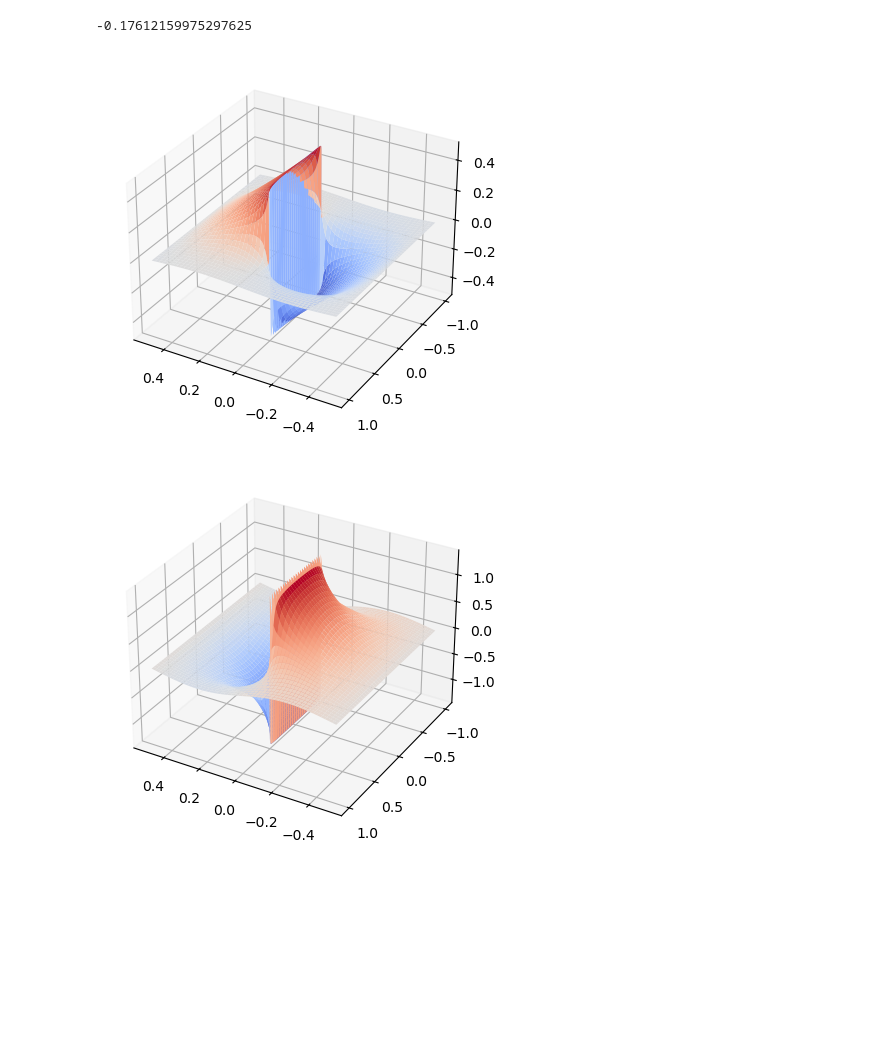
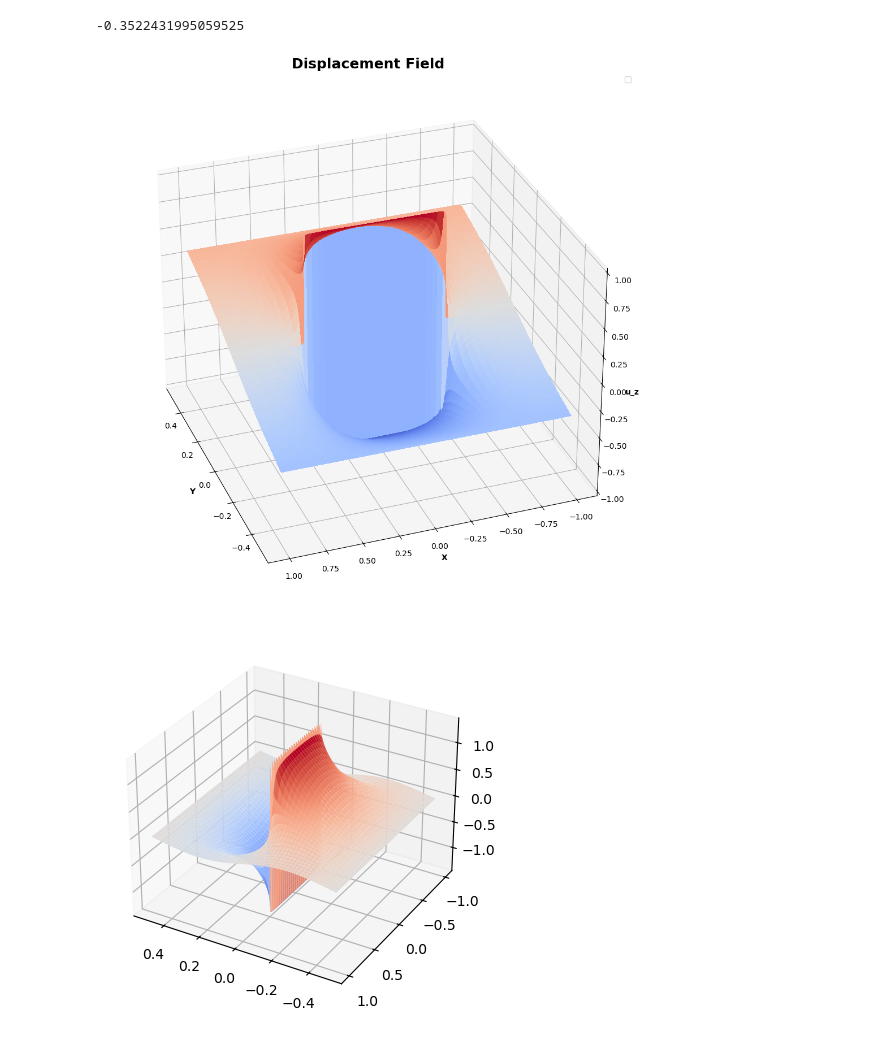
Before and after one commit to imanderson588/DislocationGenerator, a Jupyter notebook: dipoleField.ipynb, the cells around one changed output. Drawn from its saved outputs; the diff is of its cells as text; code cells hidden in the pictures; blank space fills up the shorter version.

```diff
--- a/dipoleField.ipynb
+++ b/dipoleField.ipynb
@@ -16,7 +16,7 @@ def u_z_image(x, y, N):
             R = [i*2, j*1]
             x_update = x-R[0]
             y_update = y-R[1]
-            image_sum += u_z_inf(x_update,y_update,1)
+            image_sum += u_z_inf(x_update,y_update,2)
     return image_sum
 
 
@@ -35,20 +35,44 @@ def u_z_total(x,y):
 
 u_z_error(0,-0.5)
 # %% [output]
--0.17612159975297625
+-0.3522431995059525
 # %%
 x_values = np.linspace(-1, 1, 1000)
 y_values = np.linspace(-0.5, 0.5, 1000)
 X, Y = np.meshgrid(x_values, y_values)
-Z = u_z_total(X, Y)
+Z = u_z_image(X,Y,10)
 # %%
-fig = plt.figure()
+Z[np.logical_and(np.abs(X) < 1e-3, np.abs(Y) < 1e-3)] = np.nan
+
+# Plot
+fig = plt.figure(figsize=(10, 10))
 ax = fig.add_subplot(projection='3d')
 
-ax.plot_surface(Y, X, Z, cmap='coolwarm', alpha=1)
-ax.view_init(elev=30, azim=120)
+# Surface plot
+surf = ax.plot_surface(Y, X, Z, cmap='coolwarm', edgecolor='none', alpha=1, antialiased=False)
+
+
+
+# View angle
+ax.view_init(elev=30, azim=160)
+
+# Labels and title
+ax.set_xlabel('Y', fontsize=10, fontweight='bold')
+ax.set_ylabel('X', fontsize=10, fontweight='bold')
+ax.set_zlabel('u_z', labelpad=1.5, fontsize=10, fontweight='bold')
+ax.set_title(r'Displacement Field', fontsize=18, fontweight='bold')
+
+# Colorbar
+#fig.colorbar(surf, shrink=0.5, aspect=10, label=r'$u_z$')
+
+# Legend
+ax.legend()
+
+plt.tight_layout()
+plt.savefig('uz_first_correction.png',dpi=600)
+plt.show()
 # %% [output]
-[figure, old version]
+[figure, new version]
 # %%
 #### Edge dislocation displacements
 
```
Also changed, not shown: parts of 5 cells of this notebook, 4 other files.
